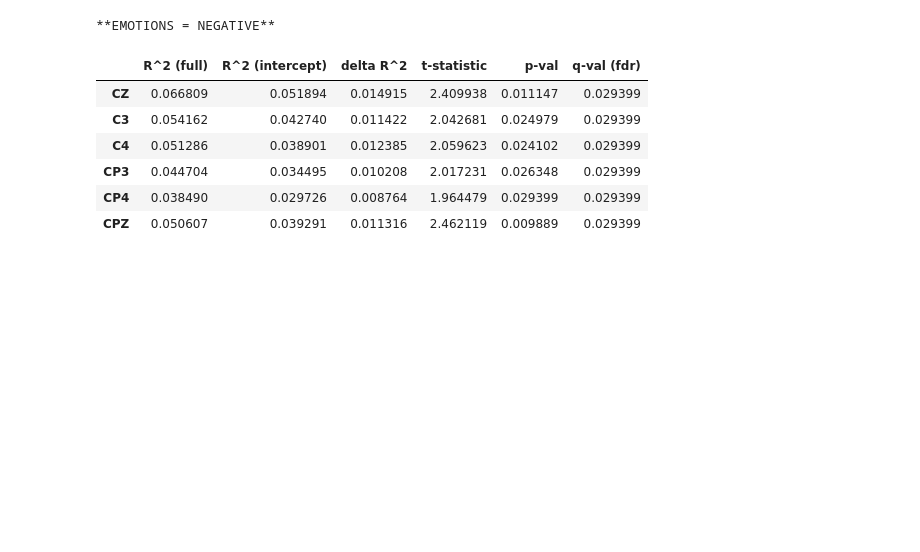
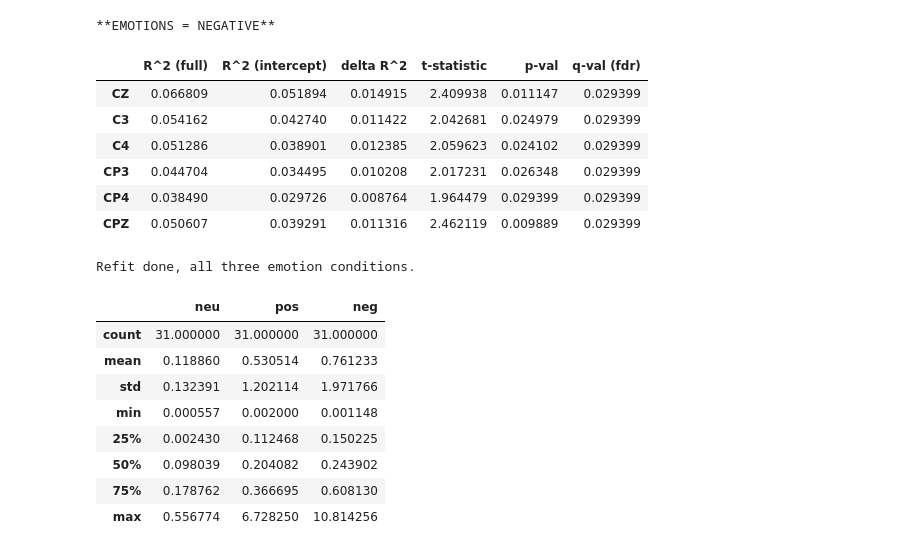
Before and after one commit to amandalin047/Updating_rERP_2023, a Jupyter notebook: deconvolution/deconv_v4.ipynb, the cells around one changed output. Saved outputs shown, nothing was run; the diff lists cells and outputs as text; code cells hidden in the pictures; blank space fills up the shorter version.

```diff
--- a/deconvolution/deconv_v4.ipynb
+++ b/deconvolution/deconv_v4.ipynb
@@ -627,3 +637,38 @@ for key, df in improve_dfs_with_emo.items():
 | CP3 | 0.044704 | 0.034495 | 0.010208 | 2.017231 | 0.026348 | 0.029399 |
 | CP4 | 0.038490 | 0.029726 | 0.008764 | 1.964479 | 0.029399 | 0.029399 |
 | CPZ | 0.050607 | 0.039291 | 0.011316 | 2.462119 | 0.009889 | 0.029399 |
+# %%
+refit_with_emo = dict()
+for j in range(arr_of_epochs_with_emo.shape[1]):
+    print(f"**EMOTION = {emotions_for_display[emotions[j]]}**")
+    res = refit_all_subjs(epochs_iterable=arr_of_epochs_with_emo[:, j],
+                          evokeds_iterable=arr_of_evokeds_with_emo[:, j],
+                          matrices_iterable=arr_of_matrices_with_emo[:, j],
+                          matrix_refit=matrix_refit,
+                          ch_roi=ch_roi,
+                          alpha_range=alpha_range,
+                          lambda_common=None,
+                          ssp=False, info=None,
+                          n_splits=5,
+                          ridge_tol=RIDGE_TOL, solver="auto", max_iter=MAX_ITER,
+                          verbose=True)
+    refit_with_emo[emotions[j]] = res
+
+    clear_output()
+print("Refit done, all three emotion conditions.")
+# %% [output]
+Refit done, all three emotion conditions.
+# %%
+inspect_refit_alphas = pd.DataFrame({emo: [float(obj.refit_alpha) for obj in refit_with_emo[emo][1]]
+                                                                  for emo in emotions})
+display(inspect_refit_alphas.describe())
+# %% [output]
+|  | neu | pos | neg |
+| count | 31.000000 | 31.000000 | 31.000000 |
+| mean | 0.118860 | 0.530514 | 0.761233 |
+| std | 0.132391 | 1.202114 | 1.971766 |
+| min | 0.000557 | 0.002000 | 0.001148 |
+| 25% | 0.002430 | 0.112468 | 0.150225 |
+| 50% | 0.098039 | 0.204082 | 0.243902 |
+| 75% | 0.178762 | 0.366695 | 0.608130 |
+| max | 0.556774 | 6.728250 | 10.814256 |
```
Also changed, not shown: parts of 10 cells of this notebook, 1 other file.
